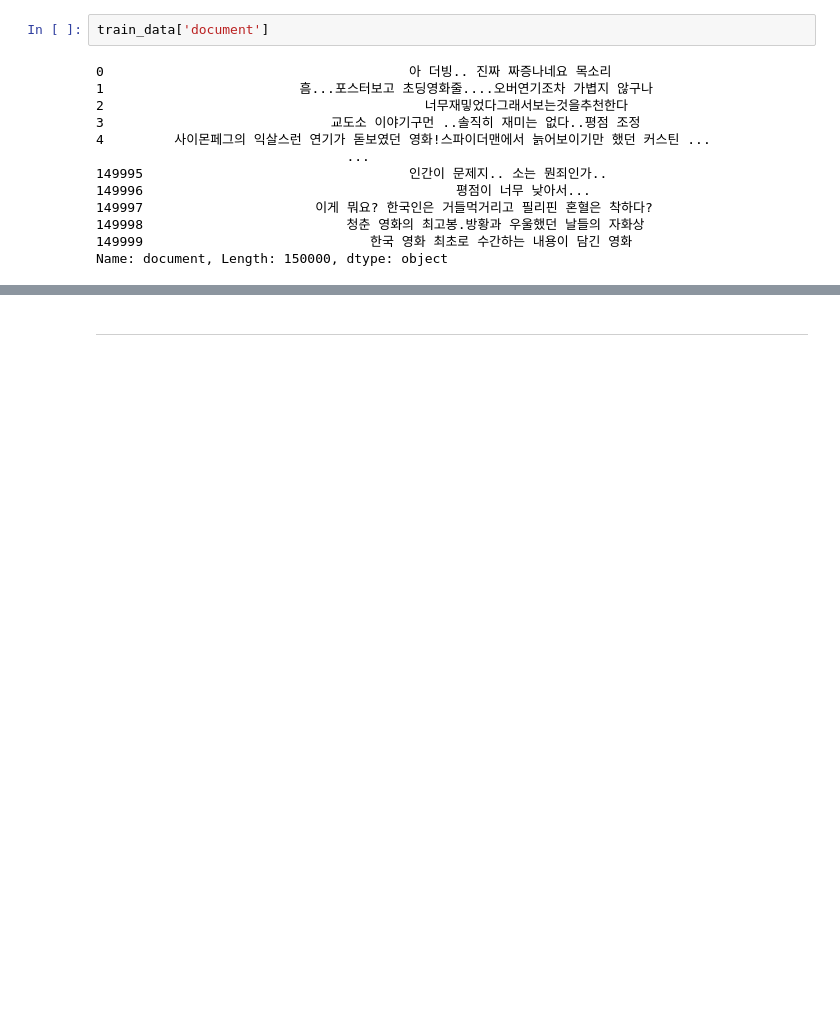
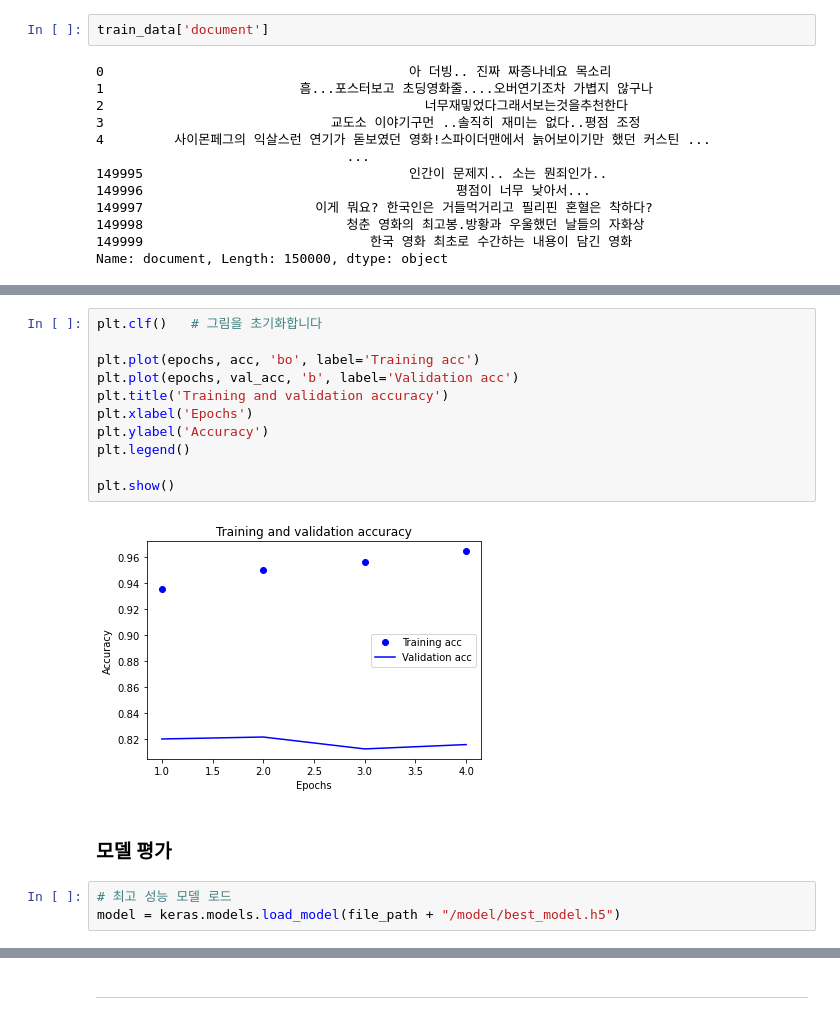
Before and after one commit to vg-rlo/aiffel-nlp-projects, a Jupyter notebook: SetencePiece/TextPreprocessingUsingTokenizer.ipynb, the cells around one changed output, grey strips where cells are left out. Saved outputs shown, nothing was run; the diff lists cells and outputs as text; blank space fills up the shorter version.

```diff
--- a/SetencePiece/TextPreprocessingUsingTokenizer.ipynb
+++ b/SetencePiece/TextPreprocessingUsingTokenizer.ipynb
@@ -592,0 +1004,18 @@ len(train_data['document'][1])
+# %%
+plt.clf()   # 그림을 초기화합니다
+
+plt.plot(epochs, acc, 'bo', label='Training acc')
+plt.plot(epochs, val_acc, 'b', label='Validation acc')
+plt.title('Training and validation accuracy')
+plt.xlabel('Epochs')
+plt.ylabel('Accuracy')
+plt.legend()
+
+plt.show()
+# %% [output]
+[figure, added]
+# %% [markdown]
+### 모델 평가
+# %%
+# 최고 성능 모델 로드
+model = keras.models.load_model(file_path + "/model/best_model.h5")
```
Also changed, not shown: parts of 219 cells of this notebook, 4 other files.
